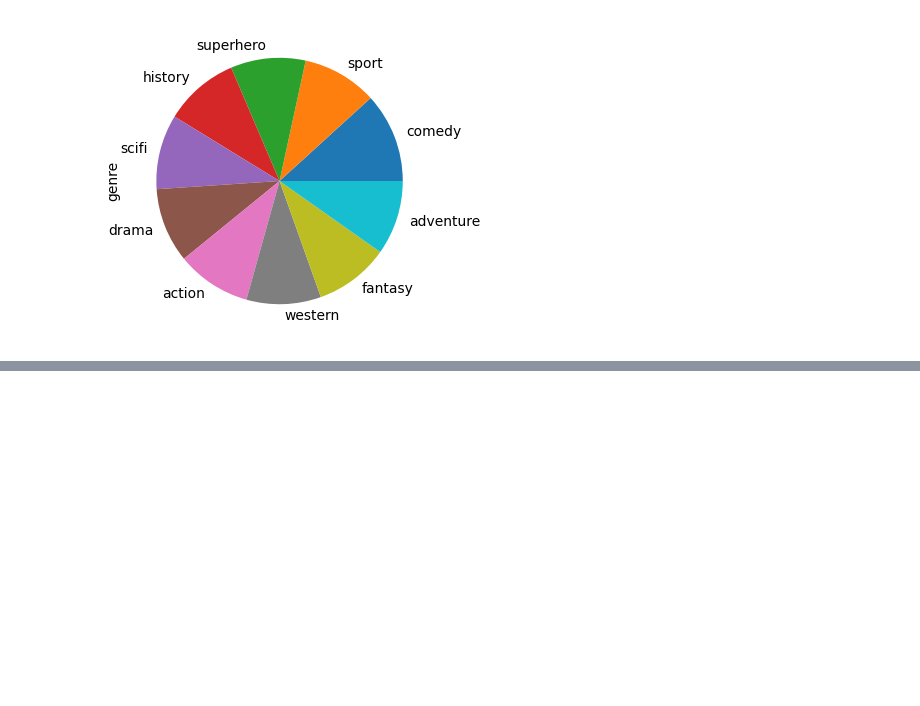
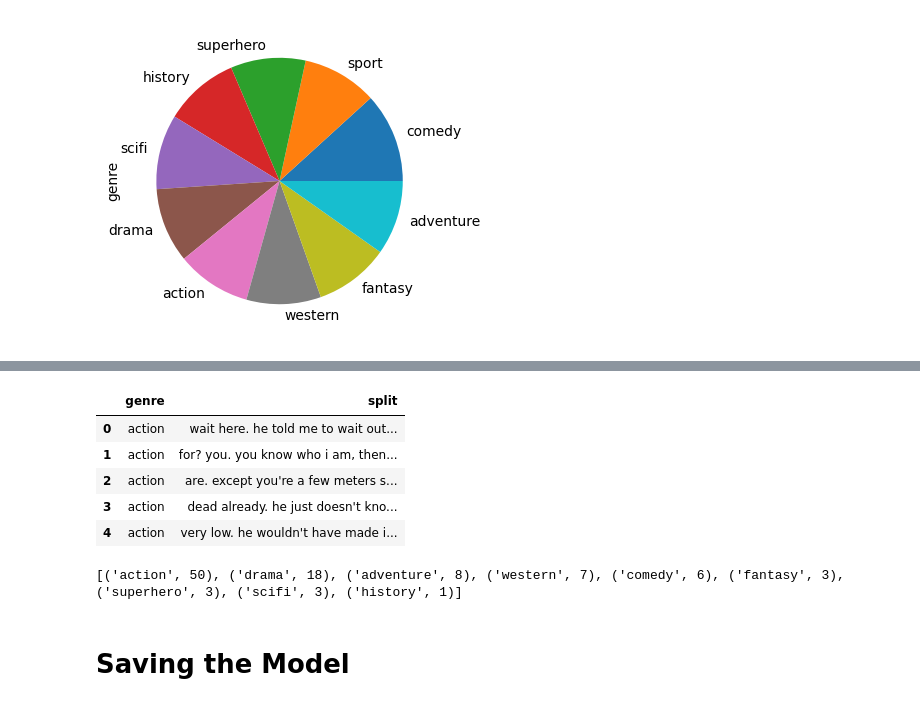
Before and after one commit to tiost100/Movie-Genre-Recognition, a Jupyter notebook: bert_classifier.ipynb, the cells around one changed output, grey strips where cells are left out. Drawn from its saved outputs; the diff is of its cells as text; code cells hidden in the pictures; blank space fills up the shorter version.

```diff
--- a/bert_classifier.ipynb
+++ b/bert_classifier.ipynb
@@ -289,0 +350,12 @@ pd.DataFrame(q, index=["train","val","test"]).iloc[:,:5]
+# %%
+# create a pandas dataframe from the test data
+test_data2 = pd.read_csv("equalizer.csv", sep=";", names=col_names)
+test_data2 = test_data2.dropna()
+test_data2.head()
+# %% [output]
+|  | genre | split |
+| 0 | action | wait here. he told me to wait out... |
+| 1 | action | for? you. you know who i am, then... |
+| 2 | action | are. except you're a few meters s... |
+| 3 | action | dead already. he just doesn't kno... |
+| 4 | action | very low. he wouldn't have made i... |
@@ -289,0 +369,10 @@ pd.DataFrame(q, index=["train","val","test"]).iloc[:,:5]
+# %%
+# the movie is a action drama so the two most frequent labels should be "action" & "drama"
+counter2 = Counter(predictions2)
+most_frequent2 = counter2.most_common(10)
+
+print(most_frequent2)
+# %% [output]
+[('action', 50), ('drama', 18), ('adventure', 8), ('western', 7), ('comedy', 6), ('fantasy', 3), ('superhero', 3), ('scifi', 3), ('history', 1)]
+# %% [markdown]
+# Saving the Model
```
Also changed, not shown: parts of 23 cells of this notebook, 5 other files.
